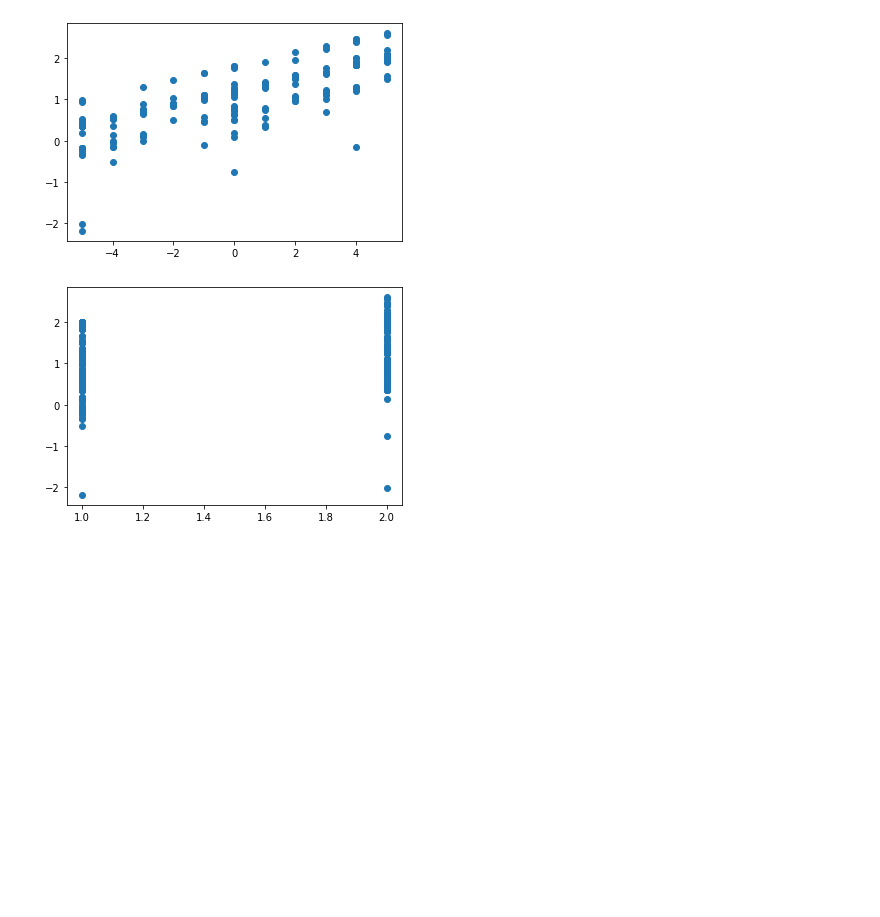
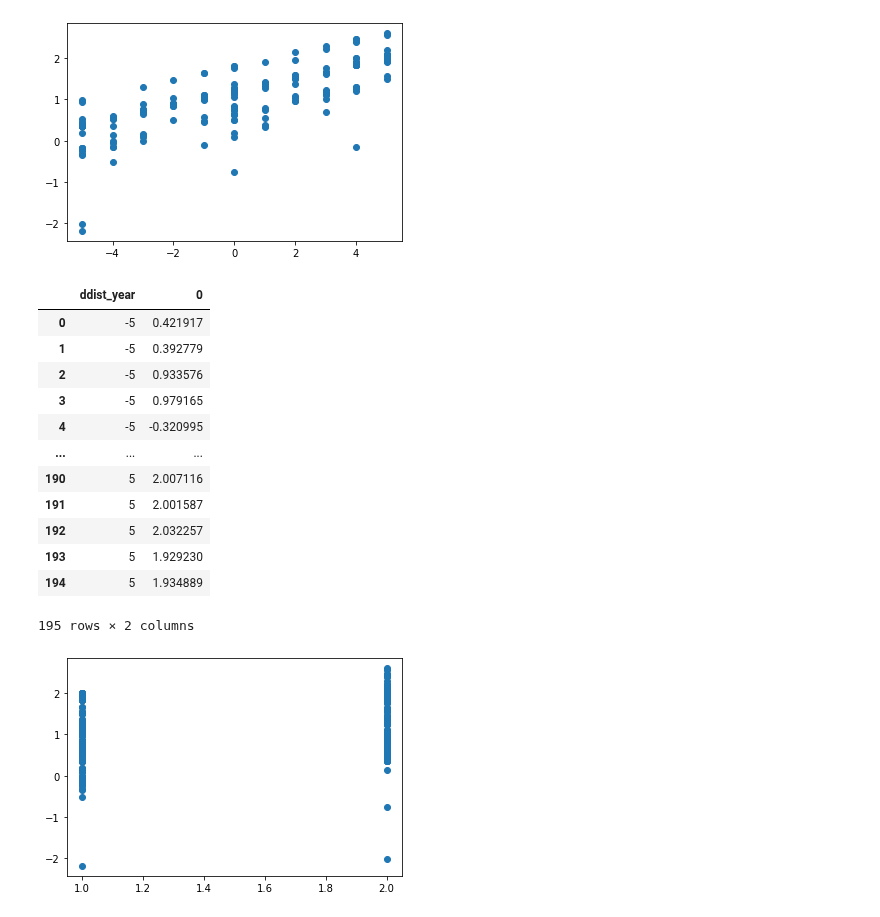
Before and after one commit to bang-a-coder/thesis-analysis, a Jupyter notebook: H2/h2c-model.ipynb, the cells around one changed output. Cells and saved outputs as stored; diff of their text form; code cells hidden in the pictures; blank space fills up the shorter version.

```diff
--- a/H2/h2c-model.ipynb
+++ b/H2/h2c-model.ipynb
@@ -129,6 +132,27 @@ plt.scatter(x=X_constant['ddist_year'].values, y=log_odds);
 plt.show()
 # %% [output]
 [figure]
+# %%
+gg = X_constant.copy()
+gg = pd.merge(gg, pd.DataFrame(log_odds), left_index=True, right_index=True)
+gg = gg[['ddist_year', 0]]
+gg.to_csv('../graph_data/h2_odds.csv', index=False)
+# %%
+gg[['ddist_year', 0]]
+# %% [output]
+|  | ddist_year | 0 |
+| 0 | -5 | 0.421917 |
+| 1 | -5 | 0.392779 |
+| 2 | -5 | 0.933576 |
+| 3 | -5 | 0.979165 |
+| 4 | -5 | -0.320995 |
+| ... | ... | ... |
+| 190 | 5 | 2.007116 |
+| 191 | 5 | 2.001587 |
+| 192 | 5 | 2.032257 |
+| 193 | 5 | 1.929230 |
+| 194 | 5 | 1.934889 |
+195 rows × 2 columns
 # %%
 plt.scatter(x=X_constant['public_count'].values, y=log_odds);
 plt.show()
```
Also changed, not shown: parts of 6 cells of this notebook, 2 other files.
